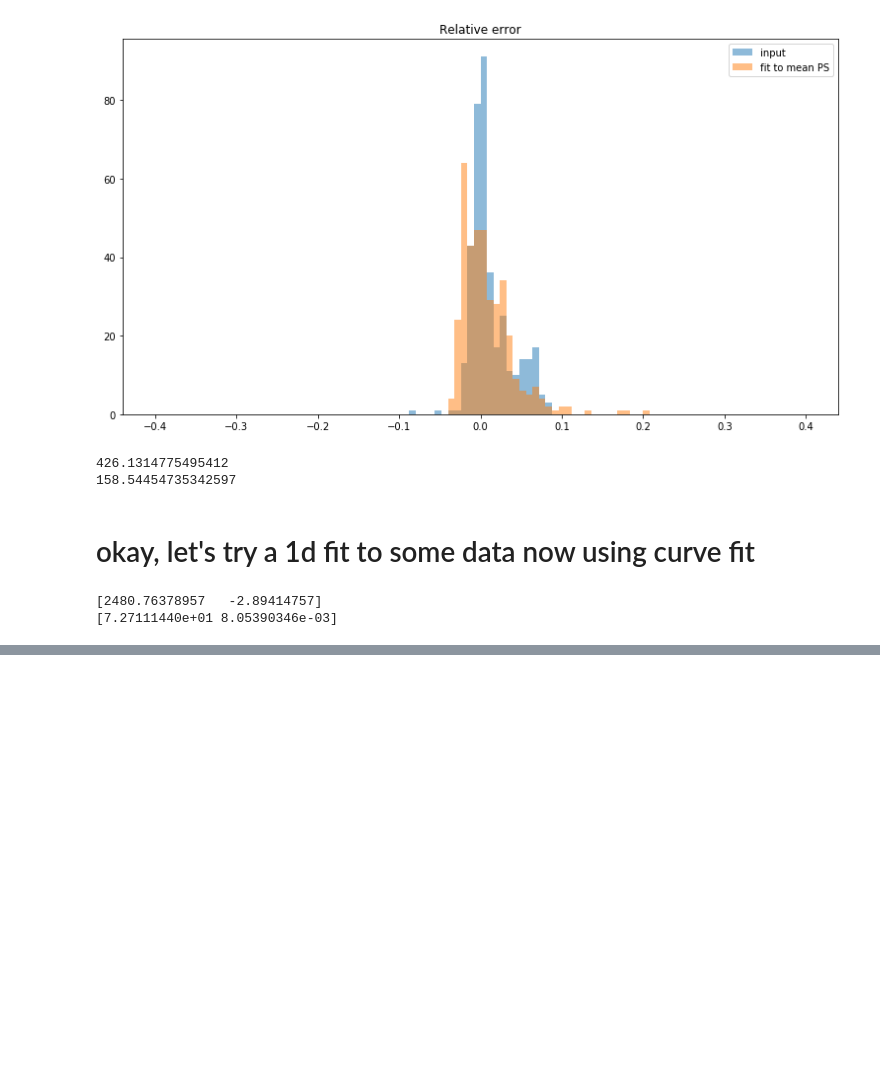
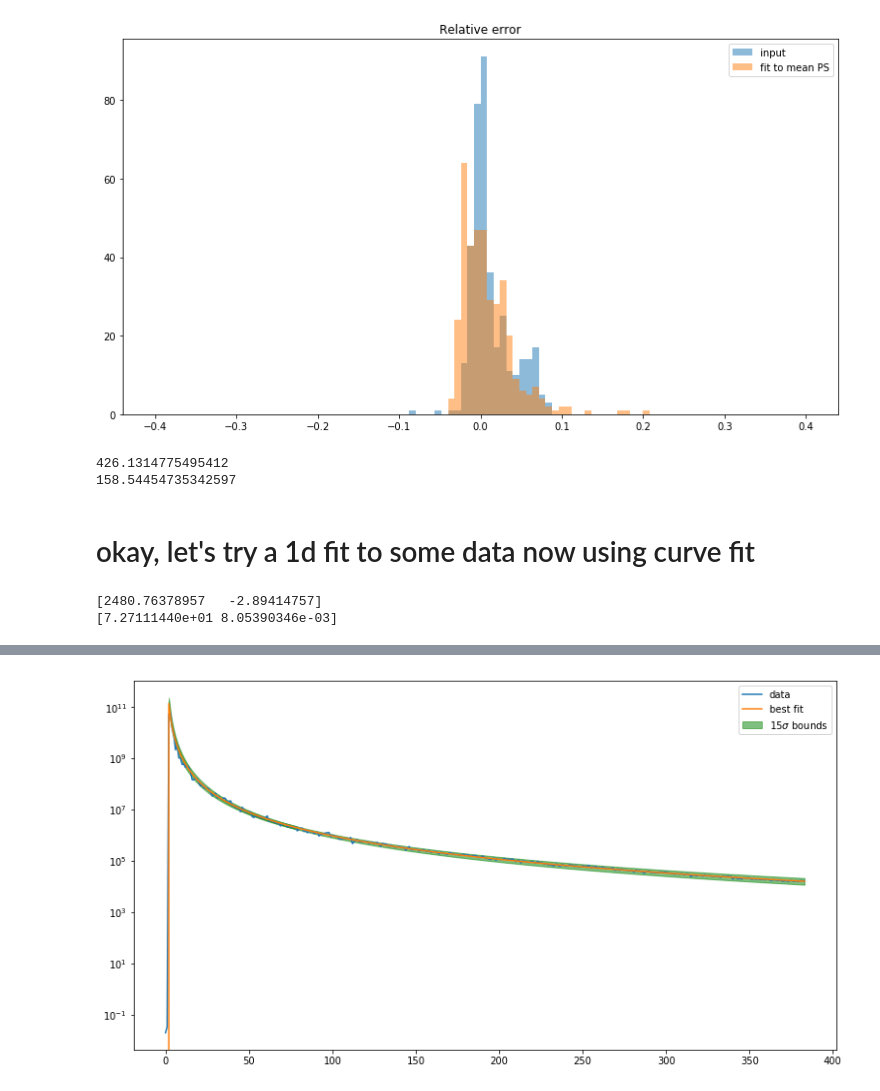
Before and after one commit to acwgough/foreground_moments, a Jupyter notebook: 2019-08-15 simple optimisation.ipynb, the cells around one changed output, grey strips where cells are left out. Cells and saved outputs as stored; diff of their text form; code cells hidden in the pictures; blank space fills up the shorter version.

```diff
--- a/2019-08-15 simple optimisation.ipynb
+++ b/2019-08-15 simple optimisation.ipynb
@@ -330,0 +353,4 @@ legend()
+# %%
+#define a matrix holding the cosmic variance
+cosmic_var = np.array([2/(2*i+1)*PS_1d_const[i]**2 for i in range(len(ells))])
+cosmic_std = np.sqrt(cosmic_var)
@@ -330,0 +370,3 @@ legend()
+# %%
+#fit to noisy data (single realisation)
+opt_params3, cov3 = curve_fit(model_1d, ells, PS_1d_const, p0=[1e3, -1], sigma=cosmic_std)
@@ -330,0 +378,25 @@ legend()
+# %%
+#let's make models with the 1 sigma bounds from this
+fit_optimal = model_1d(ells, opt_params3[0], opt_params3[1])
+fit_plusplus =   model_1d(ells, opt_params3[0]+15*one_sigma[0], opt_params3[1]+15*one_sigma[1])
+fit_minusminus = model_1d(ells, opt_params3[0]-15*one_sigma[0], opt_params3[1]-15*one_sigma[1])
+fit_plusminus =  model_1d(ells, opt_params3[0]+15*one_sigma[0], opt_params3[1]-15*one_sigma[1])
+fit_minusplus =  model_1d(ells, opt_params3[0]-15*one_sigma[0], opt_params3[1]+15*one_sigma[1])
+# %%
+#let's plot the region between these parameters
+figure(figsize=(13,7))
+semilogy(ells, PS_1d_const, label='data')
+semilogy(ells, fit_optimal, label='best fit')
+# semilogy(ells, fit_plusplus, label='++')
+# semilogy(ells, fit_minusminus, label='--')
+# semilogy(ells, fit_minusplus, label='-+')
+# semilogy(ells, fit_plusminus, label='+-')
+fill_between(ells, fit_plusminus, fit_plusplus, where=fit_plusminus>fit_plusplus, alpha=0.5, color='g')
+fill_between(ells, fit_plusplus, fit_minusminus, where=fit_plusplus>fit_minusminus, alpha=0.5, color='g')
+fill_between(ells, fit_minusminus, fit_minusplus, where=fit_minusminus>fit_minusplus, alpha=0.5, color='g',
+             label=r'$15\sigma$ bounds')
+legend();
+# xlim(300,390)
+# ylim(1e3,1e6)
+# %% [output]
+[figure, added]
```
Also changed, not shown: parts of 16 cells of this notebook.
